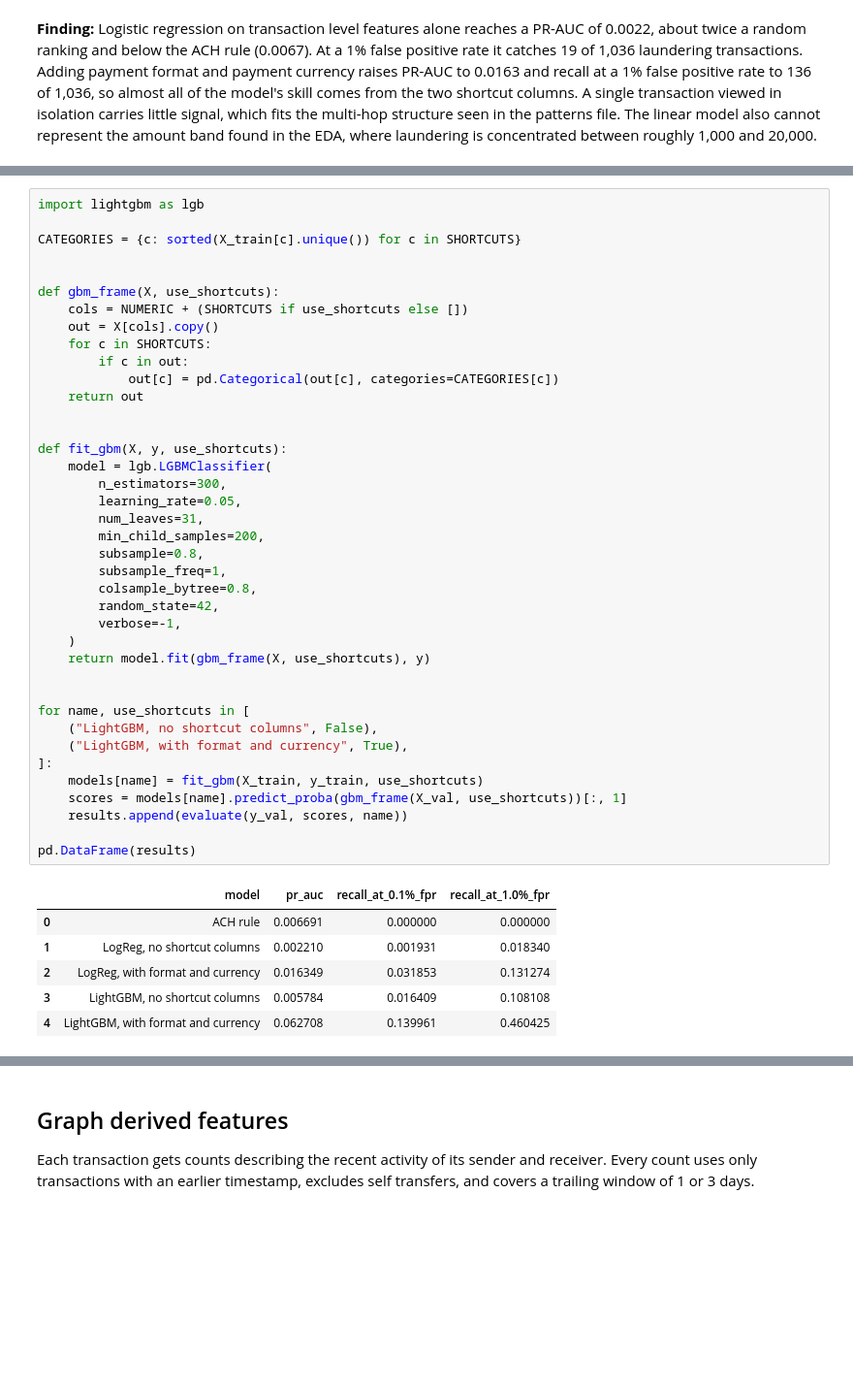
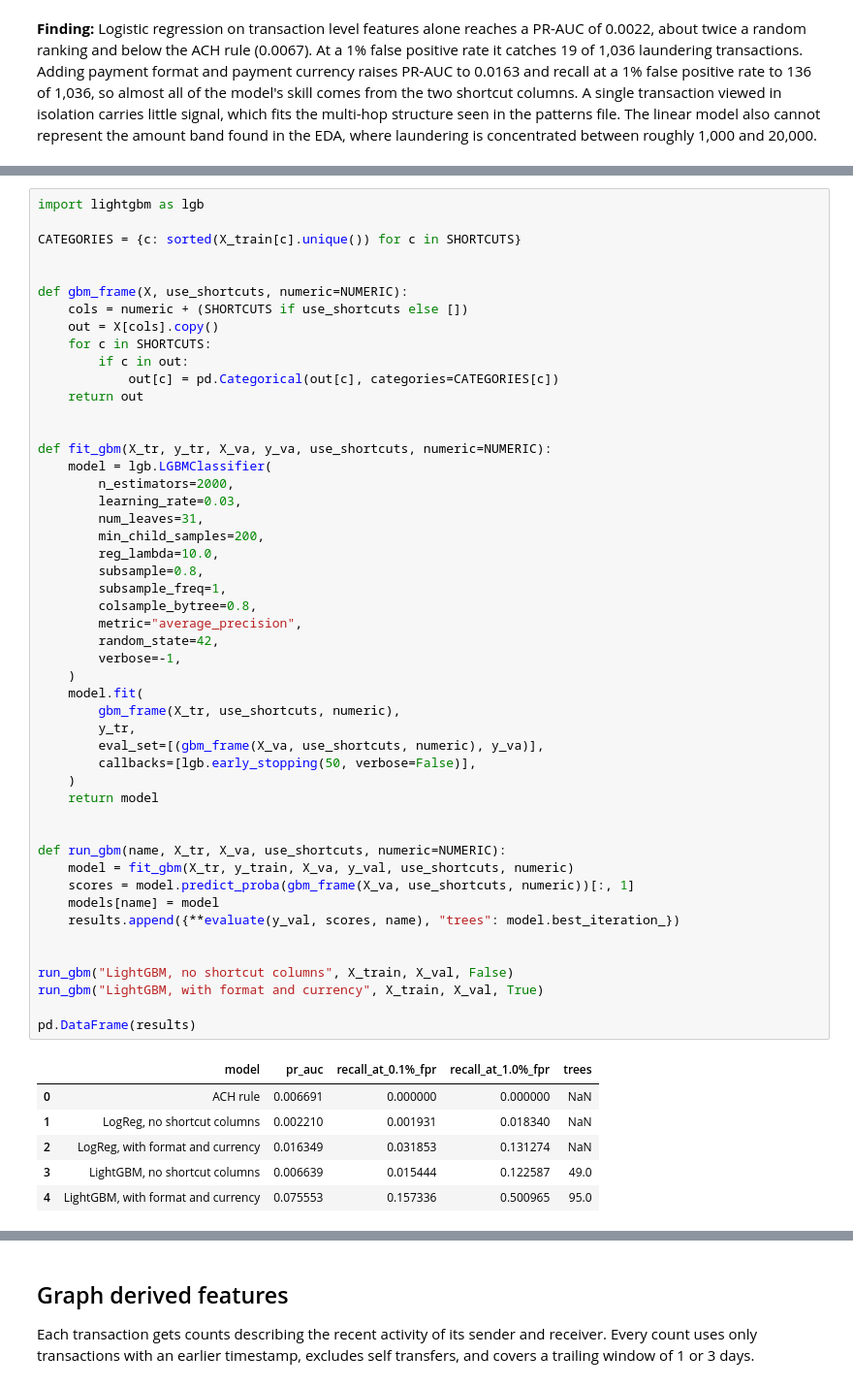
Before and after one commit to sap6011/bank-guard, a Jupyter notebook: notebooks/02_baselines.ipynb, the cells around one changed output, grey strips where cells are left out. Shown at 97% size. Cells and saved outputs as stored; diff of their text form; blank space fills up the shorter version.

```diff
--- a/notebooks/02_baselines.ipynb
+++ b/notebooks/02_baselines.ipynb
@@ -200,47 +202,57 @@ Same features as the logistic regression, with a non-linear model. This tests wh
 # %%
 import lightgbm as lgb
 
 CATEGORIES = {c: sorted(X_train[c].unique()) for c in SHORTCUTS}
 
 
-def gbm_frame(X, use_shortcuts):
-    cols = NUMERIC + (SHORTCUTS if use_shortcuts else [])
+def gbm_frame(X, use_shortcuts, numeric=NUMERIC):
+    cols = numeric + (SHORTCUTS if use_shortcuts else [])
     out = X[cols].copy()
     for c in SHORTCUTS:
         if c in out:
             out[c] = pd.Categorical(out[c], categories=CATEGORIES[c])
     return out
 
 
-def fit_gbm(X, y, use_shortcuts):
+def fit_gbm(X_tr, y_tr, X_va, y_va, use_shortcuts, numeric=NUMERIC):
     model = lgb.LGBMClassifier(
-        n_estimators=300,
-        learning_rate=0.05,
+        n_estimators=2000,
+        learning_rate=0.03,
         num_leaves=31,
         min_child_samples=200,
+        reg_lambda=10.0,
         subsample=0.8,
         subsample_freq=1,
         colsample_bytree=0.8,
+        metric="average_precision",
         random_state=42,
         verbose=-1,
     )
-    return model.fit(gbm_frame(X, use_shortcuts), y)
+    model.fit(
+        gbm_frame(X_tr, use_shortcuts, numeric),
+        y_tr,
+        eval_set=[(gbm_frame(X_va, use_shortcuts, numeric), y_va)],
+        callbacks=[lgb.early_stopping(50, verbose=False)],
+    )
+    return model
 
 
-for name, use_shortcuts in [
-    ("LightGBM, no shortcut columns", False),
-    ("LightGBM, with format and currency", True),
-]:
-    models[name] = fit_gbm(X_train, y_train, use_shortcuts)
-    scores = models[name].predict_proba(gbm_frame(X_val, use_shortcuts))[:, 1]
-    results.append(evaluate(y_val, scores, name))
+def run_gbm(name, X_tr, X_va, use_shortcuts, numeric=NUMERIC):
+    model = fit_gbm(X_tr, y_train, X_va, y_val, use_shortcuts, numeric)
+    scores = model.predict_proba(gbm_frame(X_va, use_shortcuts, numeric))[:, 1]
+    models[name] = model
+    results.append({**evaluate(y_val, scores, name), "trees": model.best_iteration_})
+
+
+run_gbm("LightGBM, no shortcut columns", X_train, X_val, False)
+run_gbm("LightGBM, with format and currency", X_train, X_val, True)
 
 pd.DataFrame(results)
 # %% [output]
-|  | model | pr_auc | recall_at_0.1%_fpr | recall_at_1.0%_fpr |
-| 0 | ACH rule | 0.006691 | 0.000000 | 0.000000 |
-| 1 | LogReg, no shortcut columns | 0.002210 | 0.001931 | 0.018340 |
-| 2 | LogReg, with format and currency | 0.016349 | 0.031853 | 0.131274 |
-| 3 | LightGBM, no shortcut columns | 0.005784 | 0.016409 | 0.108108 |
-| 4 | LightGBM, with format and currency | 0.062708 | 0.139961 | 0.460425 |
+|  | model | pr_auc | recall_at_0.1%_fpr | recall_at_1.0%_fpr | trees |
+| 0 | ACH rule | 0.006691 | 0.000000 | 0.000000 | NaN |
+| 1 | LogReg, no shortcut columns | 0.002210 | 0.001931 | 0.018340 | NaN |
+| 2 | LogReg, with format and currency | 0.016349 | 0.031853 | 0.131274 | NaN |
+| 3 | LightGBM, no shortcut columns | 0.006639 | 0.015444 | 0.122587 | 49.0 |
+| 4 | LightGBM, with format and currency | 0.075553 | 0.157336 | 0.500965 | 95.0 |
 # %% [markdown]
```
Also changed, not shown: parts of 4 cells of this notebook.
